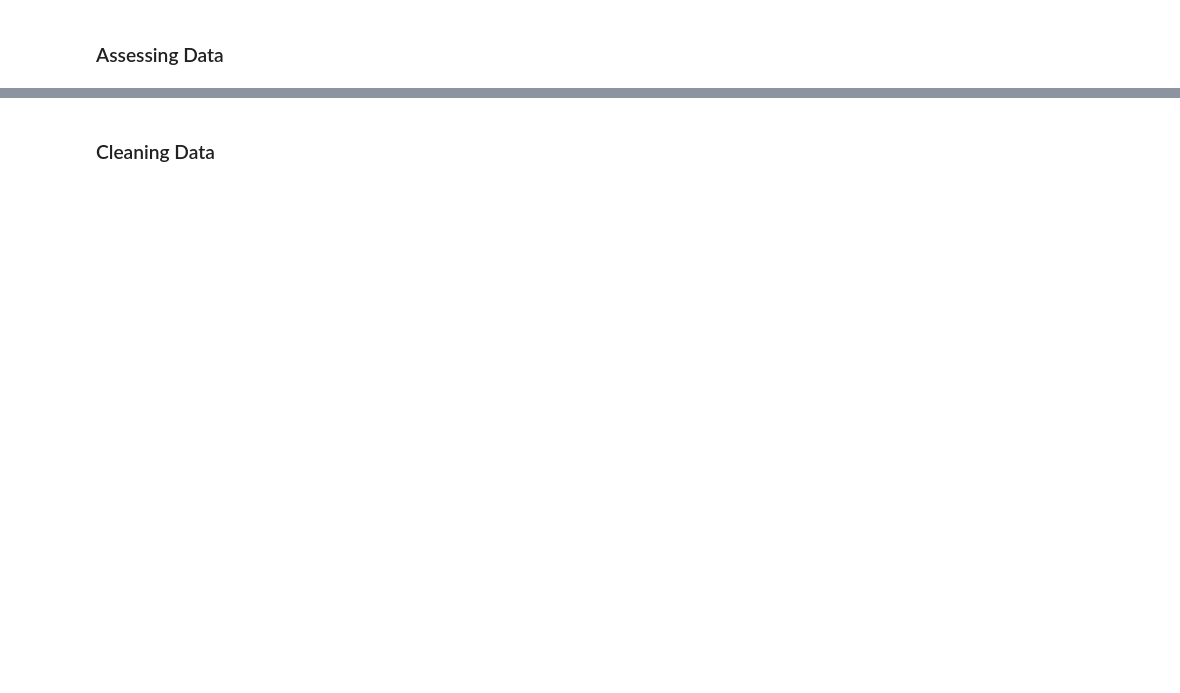
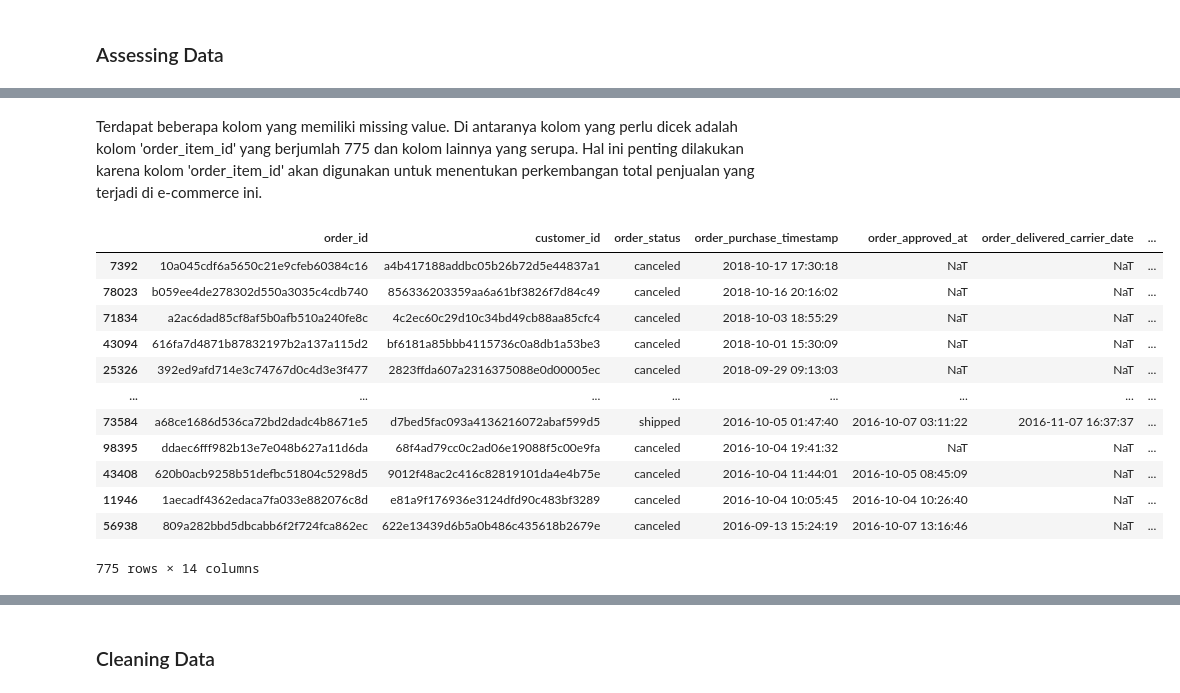
Before and after one commit to f2rra/dicoding, a Jupyter notebook: belajar-analisis-data-dengan-python/Proyek_Analisis_Data.ipynb, the cells around one changed output, grey strips where cells are left out. Cells and saved outputs as stored; diff of their text form; code cells hidden in the pictures; blank space fills up the shorter version.

```diff
--- a/belajar-analisis-data-dengan-python/Proyek_Analisis_Data.ipynb
+++ b/belajar-analisis-data-dengan-python/Proyek_Analisis_Data.ipynb
@@ -189,0 +258,19 @@ order_reviews_df.shape
+# %% [markdown]
+Terdapat beberapa kolom yang memiliki missing value. Di antaranya kolom yang perlu dicek adalah kolom 'order_item_id' yang berjumlah 775 dan kolom lainnya yang serupa. Hal ini penting dilakukan karena kolom 'order_item_id' akan digunakan untuk menentukan perkembangan total penjualan yang terjadi di e-commerce ini.
+# %%
+# Melihat data yang memiliki missing value pada kolom order_item_id
+df1[df1.order_item_id.isnull()]
+# %% [output]
+|  | order_id | customer_id | order_status | order_purchase_timestamp | order_approved_at | order_delivered_carrier_date | ... |
+| 7392 | 10a045cdf6a5650c21e9cfeb60384c16 | a4b417188addbc05b26b72d5e44837a1 | canceled | 2018-10-17 17:30:18 | NaT | NaT | ... |
+| 78023 | b059ee4de278302d550a3035c4cdb740 | 856336203359aa6a61bf3826f7d84c49 | canceled | 2018-10-16 20:16:02 | NaT | NaT | ... |
+| 71834 | a2ac6dad85cf8af5b0afb510a240fe8c | 4c2ec60c29d10c34bd49cb88aa85cfc4 | canceled | 2018-10-03 18:55:29 | NaT | NaT | ... |
+| 43094 | 616fa7d4871b87832197b2a137a115d2 | bf6181a85bbb4115736c0a8db1a53be3 | canceled | 2018-10-01 15:30:09 | NaT | NaT | ... |
+| 25326 | 392ed9afd714e3c74767d0c4d3e3f477 | 2823ffda607a2316375088e0d00005ec | canceled | 2018-09-29 09:13:03 | NaT | NaT | ... |
+| ... | ... | ... | ... | ... | ... | ... | ... |
+| 73584 | a68ce1686d536ca72bd2dadc4b8671e5 | d7bed5fac093a4136216072abaf599d5 | shipped | 2016-10-05 01:47:40 | 2016-10-07 03:11:22 | 2016-11-07 16:37:37 | ... |
+| 98395 | ddaec6fff982b13e7e048b627a11d6da | 68f4ad79cc0c2ad06e19088f5c00e9fa | canceled | 2016-10-04 19:41:32 | NaT | NaT | ... |
+| 43408 | 620b0acb9258b51defbc51804c5298d5 | 9012f48ac2c416c82819101da4e4b75e | canceled | 2016-10-04 11:44:01 | 2016-10-05 08:45:09 | NaT | ... |
+| 11946 | 1aecadf4362edaca7fa033e882076c8d | e81a9f176936e3124dfd90c483bf3289 | canceled | 2016-10-04 10:05:45 | 2016-10-04 10:26:40 | NaT | ... |
+| 56938 | 809a282bbd5dbcabb6f2f724fca862ec | 622e13439d6b5a0b486c435618b2679e | canceled | 2016-09-13 15:24:19 | 2016-10-07 13:16:46 | NaT | ... |
+775 rows × 14 columns
```
Also changed, not shown: parts of 146 cells of this notebook.
